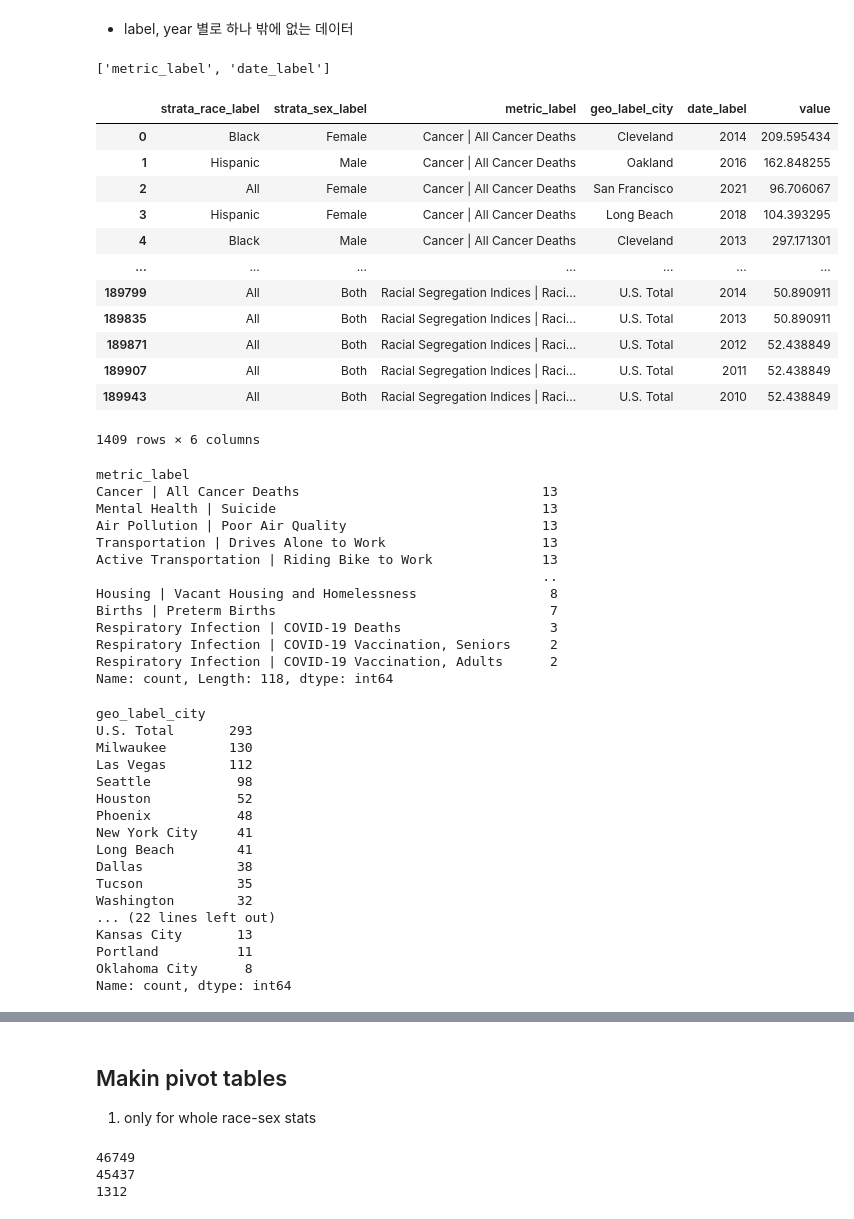
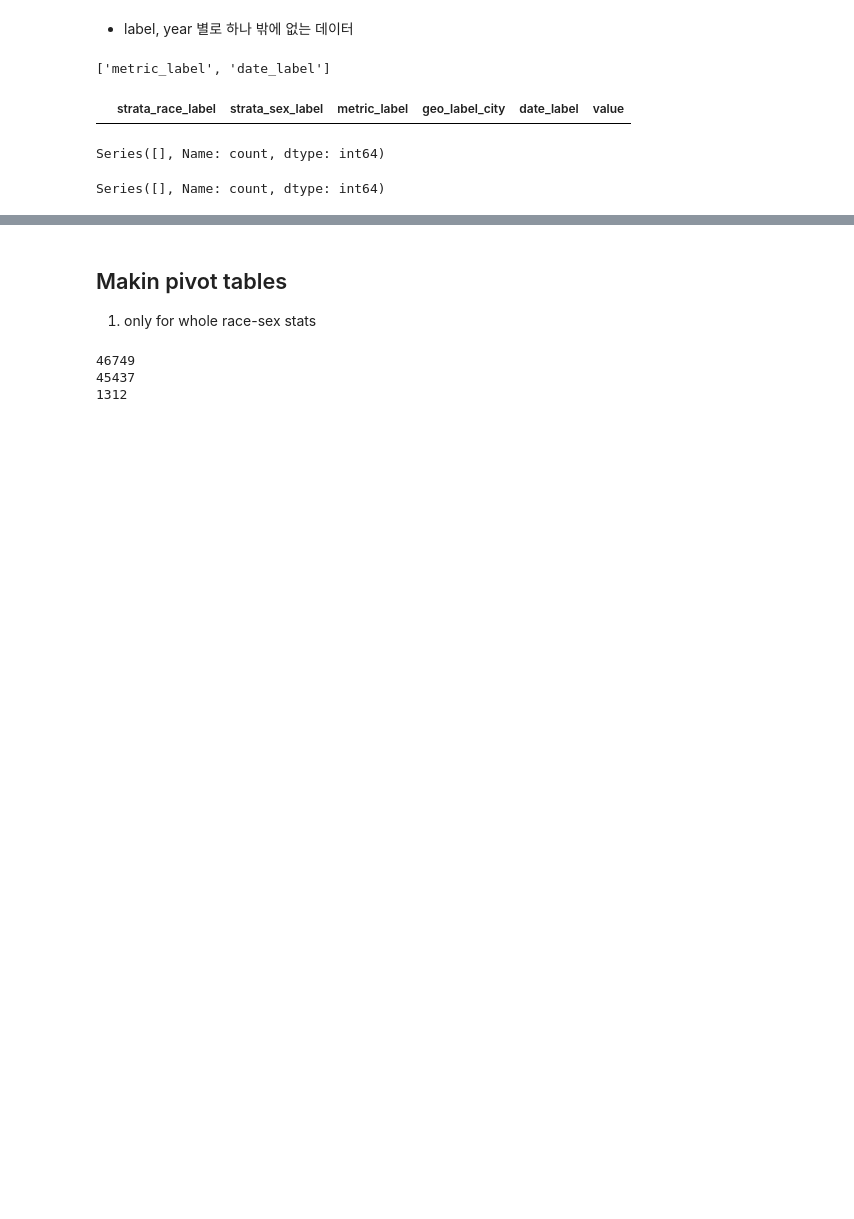
Before and after one commit to WASSUP-AIModel-3rd-Project1/Project-1, a Jupyter notebook: 240618_making_pivot.ipynb, the cells around one changed output, grey strips where cells are left out. Drawn from its saved outputs; the diff is of its cells as text; code cells hidden in the pictures; blank space fills up the shorter version.

```diff
--- a/240618_making_pivot.ipynb
+++ b/240618_making_pivot.ipynb
@@ -395,56 +369,16 @@ Name: count, dtype: int64
 - label, year 별로 하나 밖에 없는 데이터
 # %%
 print(cols[2::2])
-check_rslt = df_racesex.duplicated(subset=cols[2::2])
+check_rslt = df_racesex.duplicated(subset=cols[2::2],keep=False)
 df_thin_label = df_racesex[~check_rslt]
 display(df_thin_label)
 display(df_thin_label[cols[2]].value_counts())
 display(df_thin_label[cols[3]].value_counts())
 # %% [output]
 ['metric_label', 'date_label']
 |  | strata_race_label | strata_sex_label | metric_label | geo_label_city | date_label | value |
-| 0 | Black | Female | Cancer | All Cancer Deaths | Cleveland | 2014 | 209.595434 |
-| 1 | Hispanic | Male | Cancer | All Cancer Deaths | Oakland | 2016 | 162.848255 |
-| 2 | All | Female | Cancer | All Cancer Deaths | San Francisco | 2021 | 96.706067 |
-| 3 | Hispanic | Female | Cancer | All Cancer Deaths | Long Beach | 2018 | 104.393295 |
-| 4 | Black | Male | Cancer | All Cancer Deaths | Cleveland | 2013 | 297.171301 |
-| ... | ... | ... | ... | ... | ... | ... |
-| 189799 | All | Both | Racial Segregation Indices | Raci... | U.S. Total | 2014 | 50.890911 |
-| 189835 | All | Both | Racial Segregation Indices | Raci... | U.S. Total | 2013 | 50.890911 |
-| 189871 | All | Both | Racial Segregation Indices | Raci... | U.S. Total | 2012 | 52.438849 |
-| 189907 | All | Both | Racial Segregation Indices | Raci... | U.S. Total | 2011 | 52.438849 |
-| 189943 | All | Both | Racial Segregation Indices | Raci... | U.S. Total | 2010 | 52.438849 |
-1409 rows × 6 columns
+Series([], Name: count, dtype: int64)
-metric_label
-Cancer | All Cancer Deaths                               13
-Mental Health | Suicide                                  13
-Air Pollution | Poor Air Quality                         13
-Transportation | Drives Alone to Work                    13
-Active Transportation | Riding Bike to Work              13
-                                                         ..
-Housing | Vacant Housing and Homelessness                 8
-Births | Preterm Births                                   7
-Respiratory Infection | COVID-19 Deaths                   3
-Respiratory Infection | COVID-19 Vaccination, Seniors     2
-Respiratory Infection | COVID-19 Vaccination, Adults      2
-Name: count, Length: 118, dtype: int64
+Series([], Name: count, dtype: int64)
-geo_label_city
-U.S. Total       293
-Milwaukee        130
-Las Vegas        112
-Seattle           98
-Houston           52
-Phoenix           48
-New York City     41
-Long Beach        41
-Dallas            38
-Tucson            35
-Washington        32
-... (22 lines left out)
-Kansas City       13
-Portland          11
-Oklahoma City      8
-Name: count, dtype: int64
 # %%
 cond0 = ~(df_thin_label[cols[0]] == 'All')
 cond1 = ~(df_thin_label[cols[1]] == 'Both')
```
Also changed, not shown: parts of 14 cells of this notebook.
